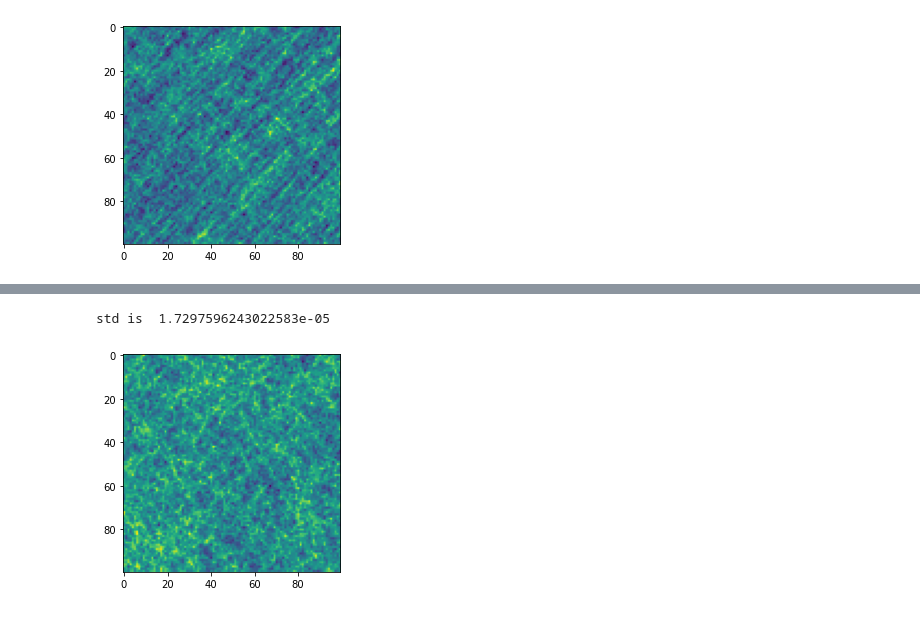
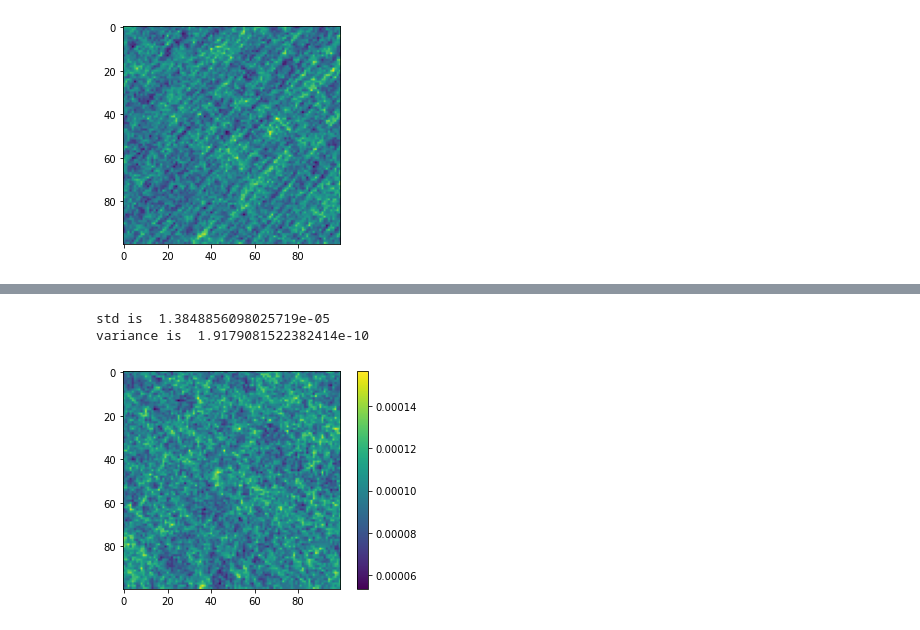
Before and after one commit to lizaconst/analytic-geometry, a Jupyter notebook: 3-cube-probas.ipynb, the cells around one changed output, grey strips where cells are left out. Drawn from its saved outputs; the diff is of its cells as text; code cells hidden in the pictures.

```diff
--- a/3-cube-probas.ipynb
+++ b/3-cube-probas.ipynb
@@ -388,29 +388,16 @@ std is  7.665526789464636
 <matplotlib.image.AxesImage at 0x...>
 [figure]
 # %%
-def make_random_plane_3_into_sphere_1(r=1.8, center=Point(0.5, 0.5, 0.5)):
+def make_random_plane_3_into_sphere_arcsin(r=1.8, center=Point(0.5, 0.5, 0.5)):
     #генерируем плоскость по вектору нормали и свигу вдоль этой нормали
     # r - радиус сдвига (шара который замощают)
     # center - координаты центра
     fi = uniform(0, 2*np.pi)
-    teta = uniform(0, 2*np.pi) #пока так
+    teta = np.arccos(2*uniform(0, 1) - 1)
     n = Vector(r*np.sin(teta)*np.cos(fi),
                r*np.sin(teta)*np.sin(fi),
                r*np.cos(teta))
     alpha = uniform(-1, 1)
     point = Point(alpha*n[0]+center[0], alpha*n[1]+center[1], alpha*n[2]+center[2])
     return Plane(point, n)
-
-def make_random_plane_3_into_sphere_arcsin(r=1.8, center=Point(0.5, 0.5, 0.5)):
-    #генерируем плоскость по вектору нормали и свигу вдоль этой нормали
-    # r - радиус сдвига (шара который замощают)
-    # center - координаты центра
-    fi = uniform(0, 2*np.pi)
-    teta = np.arcsin(uniform(-1, 1)) #пока так
-    n = Vector(r*np.sin(teta)*np.cos(fi),
-               r*np.sin(teta)*np.sin(fi),
-               r*np.cos(teta))
-    alpha = uniform(-1, 1)
-    point = Point(alpha*n[0]+center[0], alpha*n[1]+center[1], alpha*n[2]+center[2])
-    return Plane(point, n)
 # %%
@@ -464,6 +425,9 @@ std is  1.544108322017576e-05
 # %%
+%%time
 plt.imshow(make_2d_map_srez_sphere_arcsin(k=6, n=100, n_line=1000, num_lines=10000))
+plt.colorbar()
 plt.show()
 # %% [output]
-std is  1.7297596243022583e-05
+std is  1.3848856098025719e-05
+variance is  1.9179081522382414e-10
-[figure, old version]
+[figure, new version]
```
Also changed, not shown: parts of 7 cells of this notebook, 51 other files.
